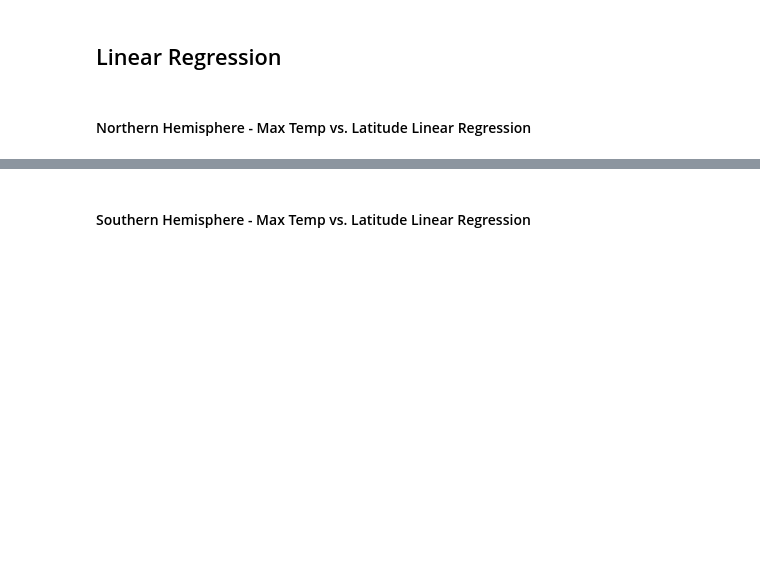
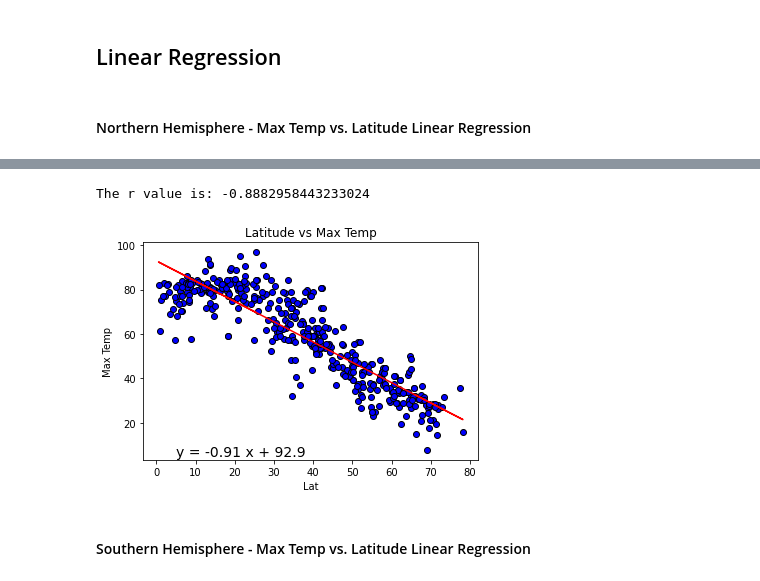
Before and after one commit to saschneider89/python-api-challenge, a Jupyter notebook: WeatherPy/WeatherPy.ipynb, the cells around one changed output, grey strips where cells are left out. Saved outputs shown, nothing was run; the diff lists cells and outputs as text; code cells hidden in the pictures; blank space fills up the shorter version.

```diff
--- a/WeatherPy/WeatherPy.ipynb
+++ b/WeatherPy/WeatherPy.ipynb
@@ -213,4 +194,8 @@ plt.grid()
 # %% [markdown]
 ## Linear Regression
+# %%
+#Split df by hemisphere
+northern_hemisphere = weather_df.loc[weather_df["Lat"]>=0]
+southern_hemisphere = weather_df.loc[weather_df["Lat"]<=0]
 # %% [markdown]
 ####  Northern Hemisphere - Max Temp vs. Latitude Linear Regression
@@ -221,2 +202,18 @@ The r-value is: 0.46937863826630627
+# %%
+# Add the linear regression equation and line to plot
+(slope, intercept,rvalue, pvalue, stderr)= linregress(northern_hemisphere["Lat"],northern_hemisphere["Max Temp"])
+regress_values=northern_hemisphere["Lat"]* slope + intercept
+line_eq= f"y = {round(slope, 2)} x + {round(intercept, 2)}"
+plt.scatter(northern_hemisphere["Lat"],northern_hemisphere["Max Temp"],color="b",edgecolors="black")
+plt.plot(northern_hemisphere["Lat"], regress_values, color= "r")
+plt.annotate(line_eq,(5,5), fontsize=14)
+plt.xlabel("Lat")
+plt.ylabel("Max Temp")
+plt.title("Latitude vs Max Temp")
+print(f"The r value is: {rvalue}")
+plt.show()
+# %% [output]
+The r value is: -0.8882958443233024
+[figure, added]
 # %% [markdown]
 ####  Southern Hemisphere - Max Temp vs. Latitude Linear Regression
```
Also changed, not shown: parts of 27 cells of this notebook, 5 other files.
